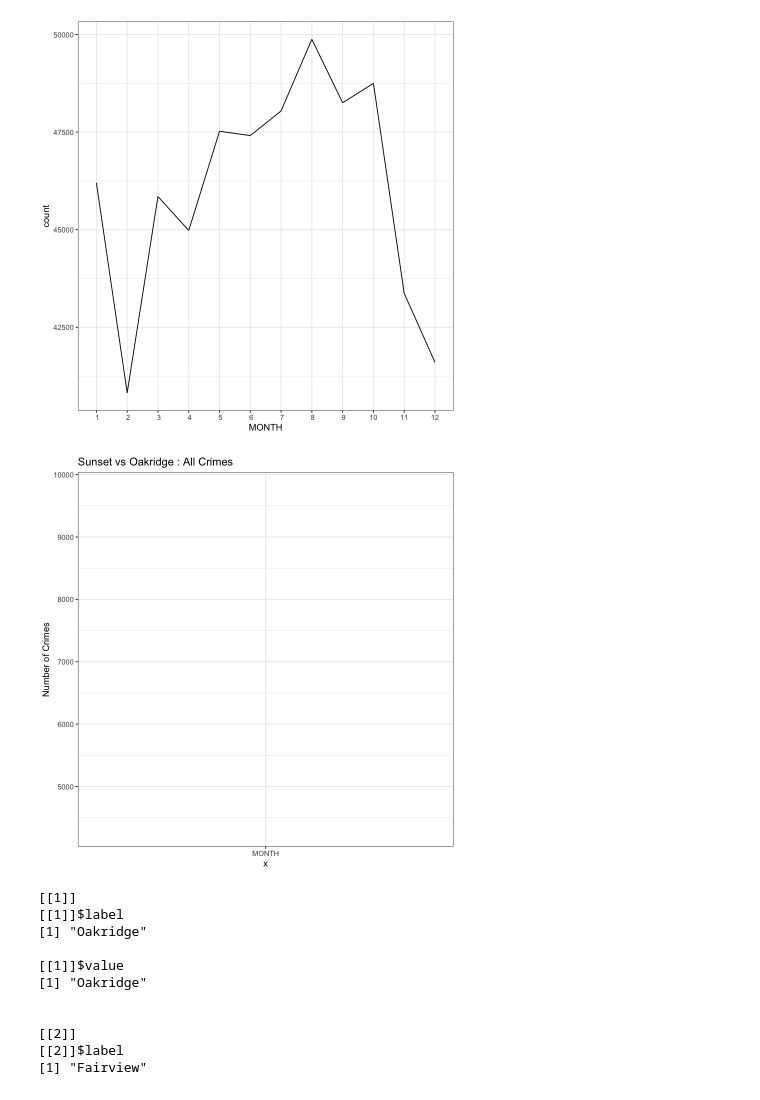
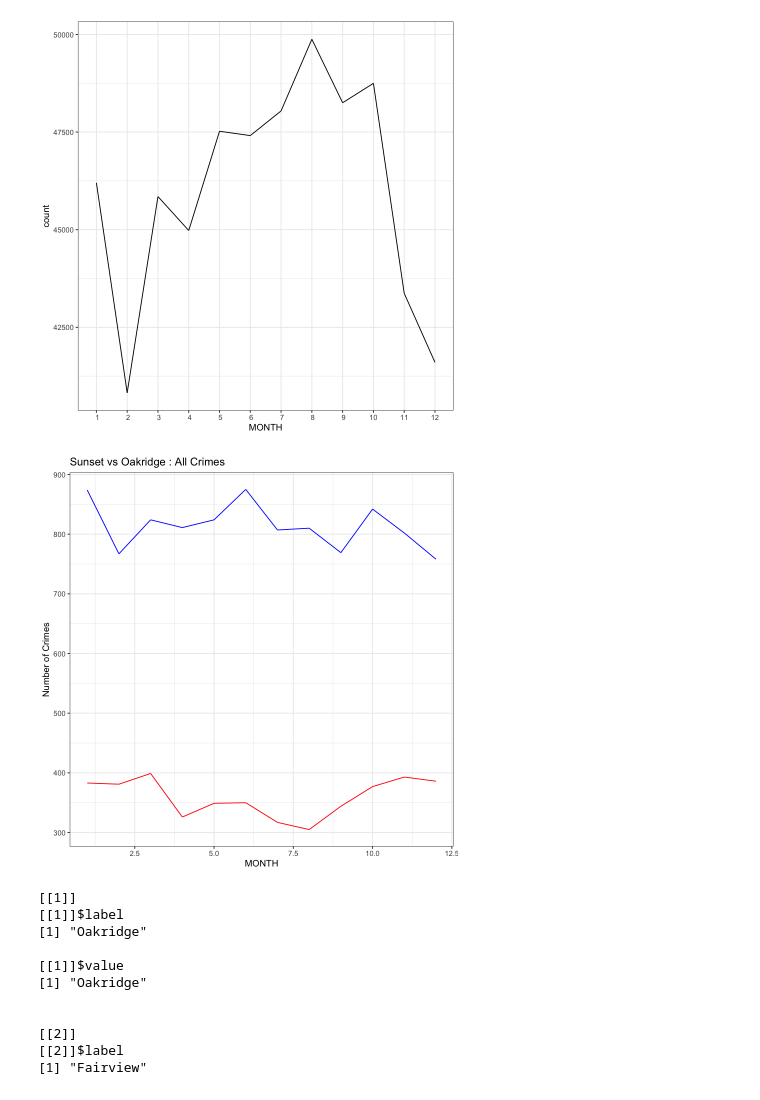
Before and after one commit to tguo9/DSCI-532-Group108-R, a Jupyter notebook: r_line_chart.ipynb, the cells around one changed output. Cells and saved outputs as stored; diff of their text form; code cells hidden in the pictures.

```diff
--- a/r_line_chart.ipynb
+++ b/r_line_chart.ipynb
@@ -129,17 +129,12 @@ plot_func <- function(df, start, end, neighbourhood_1, neighbourhood_2, crime, t
         ggtitle(paste(neighbourhood_1_title, "vs", neighbourhood_2_title, ":", crime_title)) +
         theme_bw()
 
-    if (time_scale == 'MONTH') {
-
-        p + scale_x_discrete(limits = month)
-    }
-
     p
 }
 # %%
-plot_func(df, 2005, 2012, 'Sunset', 'Oakridge', 'ALL', 'MONTH')
+plot_func(df, 2005, 2012, 'Sunset', 'Oakridge', 'ALL', MONTH)
 # %% [output]
-[figure, old version]
+[figure, new version]
 # %%
 list_of_locations <- df['NEIGHBOURHOOD'] %>% drop_na() %>% distinct() %>% add_row('NEIGHBOURHOOD' = 'ALL')
 # %%
```
